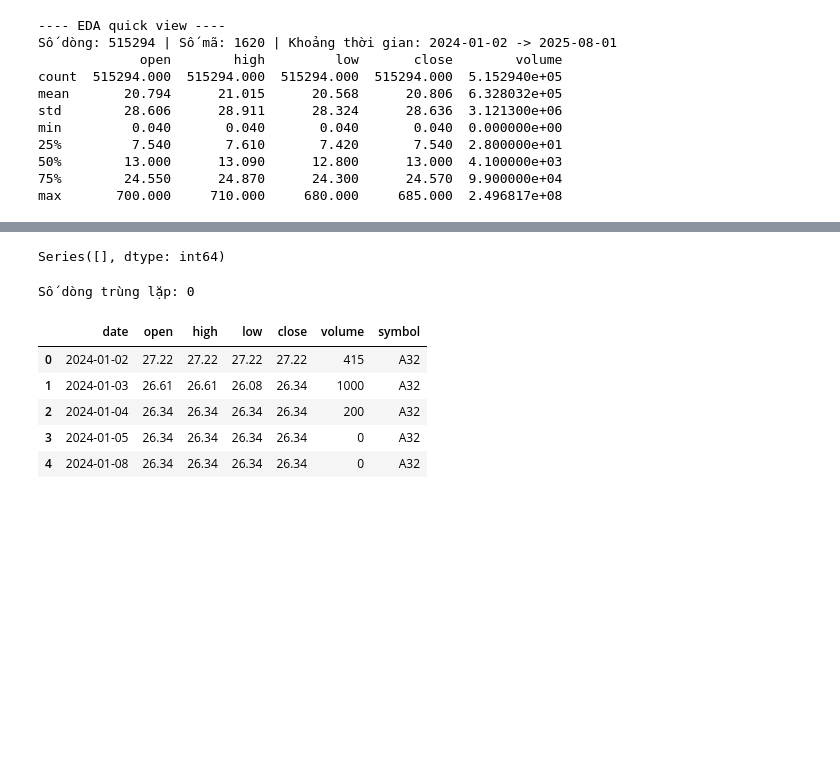
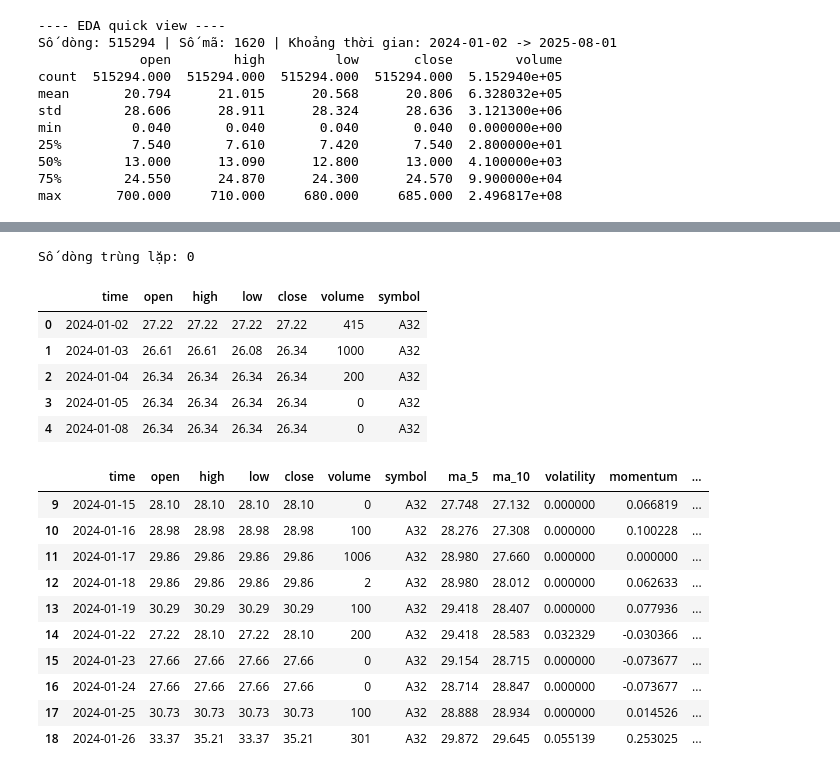
Before and after one commit to hduongg09/stock_predict, a Jupyter notebook: stock.ipynb, the cells around one changed output, grey strips where cells are left out. Saved outputs shown, nothing was run; the diff lists cells and outputs as text; code cells hidden in the pictures; blank space fills up the shorter version.

```diff
--- a/stock.ipynb
+++ b/stock.ipynb
@@ -181,10 +188,8 @@ df.head()
 | 3 | 2024-01-05 | 26.34 | 26.34 | 26.34 | 26.34 | 0 | A32 |
 | 4 | 2024-01-08 | 26.34 | 26.34 | 26.34 | 26.34 | 0 | A32 |
 # %%
-df = df.rename(columns={'time': 'date'})
-
-df['date'] = pd.to_datetime(df['date'])
-df = df.sort_values(by=['symbol', 'date']).reset_index(drop=True)
+df['time'] = pd.to_datetime(df['time'])
+df = df.sort_values(by=['symbol', 'time']).reset_index(drop=True)
 # %%
 print("---- EDA quick view ----")
 print("Số dòng:", len(df), "| Số mã:", df["symbol"].nunique(),
@@ -230,12 +235,6 @@ Data columns (total 7 columns):
  6   symbol  515294 non-null  object
 dtypes: datetime64[ns](1), float64(4), int64(1), object(1)
 memory usage: 27.5+ MB
-# %%
-missing = df.isnull().sum()
-missing = missing[missing > 0].sort_values(ascending=False)
-print(missing)
-# %% [output]
-Series([], dtype: int64)
 # %%
 duplicates = df.duplicated().sum()
 print("Số dòng trùng lặp:", duplicates)
@@ -244,7 +243,7 @@ Số dòng trùng lặp: 0
 # %%
 df.head()
 # %% [output]
-|  | date | open | high | low | close | volume | symbol |
+|  | time | open | high | low | close | volume | symbol |
 | 0 | 2024-01-02 | 27.22 | 27.22 | 27.22 | 27.22 | 415 | A32 |
 | 1 | 2024-01-03 | 26.61 | 26.61 | 26.08 | 26.34 | 1000 | A32 |
 | 2 | 2024-01-04 | 26.34 | 26.34 | 26.34 | 26.34 | 200 | A32 |
@@ -269,5 +263,18 @@ def add_features(df):
 # %%
-df = add_features(df)
 df['target'] = df.groupby('symbol')['close'].shift(-1)
 df = df.dropna()
+# %%
+df.head(10)
+# %% [output]
+|  | time | open | high | low | close | volume | symbol | ma_5 | ma_10 | volatility | momentum | ... |
+| 9 | 2024-01-15 | 28.10 | 28.10 | 28.10 | 28.10 | 0 | A32 | 27.748 | 27.132 | 0.000000 | 0.066819 | ... |
+| 10 | 2024-01-16 | 28.98 | 28.98 | 28.98 | 28.98 | 100 | A32 | 28.276 | 27.308 | 0.000000 | 0.100228 | ... |
+| 11 | 2024-01-17 | 29.86 | 29.86 | 29.86 | 29.86 | 1006 | A32 | 28.980 | 27.660 | 0.000000 | 0.000000 | ... |
+| 12 | 2024-01-18 | 29.86 | 29.86 | 29.86 | 29.86 | 2 | A32 | 28.980 | 28.012 | 0.000000 | 0.062633 | ... |
+| 13 | 2024-01-19 | 30.29 | 30.29 | 30.29 | 30.29 | 100 | A32 | 29.418 | 28.407 | 0.000000 | 0.077936 | ... |
+| 14 | 2024-01-22 | 27.22 | 28.10 | 27.22 | 28.10 | 200 | A32 | 29.418 | 28.583 | 0.032329 | -0.030366 | ... |
+| 15 | 2024-01-23 | 27.66 | 27.66 | 27.66 | 27.66 | 0 | A32 | 29.154 | 28.715 | 0.000000 | -0.073677 | ... |
+| 16 | 2024-01-24 | 27.66 | 27.66 | 27.66 | 27.66 | 0 | A32 | 28.714 | 28.847 | 0.000000 | -0.073677 | ... |
+| 17 | 2024-01-25 | 30.73 | 30.73 | 30.73 | 30.73 | 100 | A32 | 28.888 | 28.934 | 0.000000 | 0.014526 | ... |
+| 18 | 2024-01-26 | 33.37 | 35.21 | 33.37 | 35.21 | 301 | A32 | 29.872 | 29.645 | 0.055139 | 0.253025 | ... |
 # %%
```
Also changed, not shown: parts of 16 cells of this notebook.
